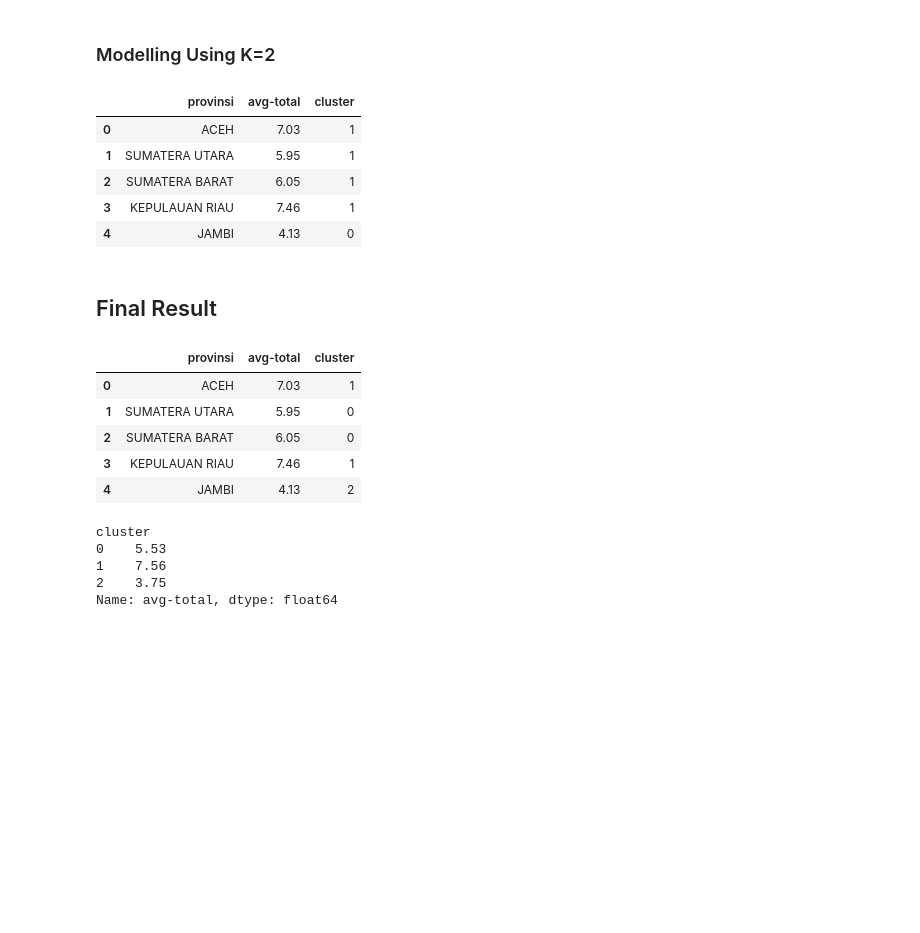
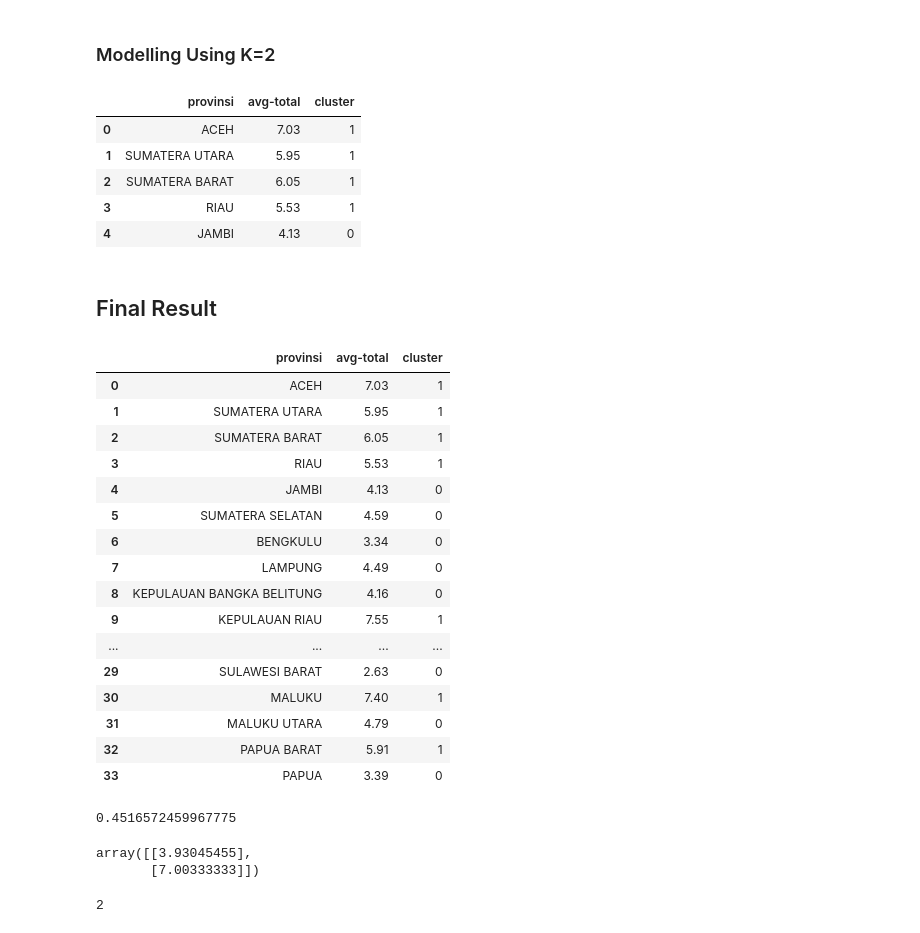
Before and after one commit to Padinn21/unemployment-rate-clustering, a Jupyter notebook: skripsi_TPT.ipynb, the cells around one changed output. Cells and saved outputs as stored; diff of their text form; code cells hidden in the pictures; blank space fills up the shorter version.

```diff
--- a/skripsi_TPT.ipynb
+++ b/skripsi_TPT.ipynb
@@ -557,13 +602,14 @@ df.head()
 # %% [markdown]
 ## Elbow Method for Optimal K
 # %%
-scaler = MinMaxScaler()
-clus_col = scaler.fit_transform(df[['avg-total']])
+#scaler = MinMaxScaler()
+#clus_col = scaler.fit_transform(df[['avg-total']])
+clus_col = df[['avg-total']]
 
 k = range(1,11)
 wcss = {}
 for k in k :
-    km = KMeans(n_clusters = k, max_iter=100, random_state=42)
+    km = KMeans(n_clusters = k, init='random', random_state=42)
     km.fit(clus_col)
     wcss[k] = km.inertia_
 
@@ -573,7 +619,7 @@ fig.update_layout(title = 'Elbow Method For Optimal K',
                   xaxis = dict(title='Number of clusters (K)'),
                   yaxis = dict(title='Sum of Square Distance'),
                   showlegend = True,
-                  width = 600,
+                  width = 900,
                   height = 500)
 
 fig.show()
@@ -581,7 +627,7 @@ fig.show()
 dbi_score = []
 
 for k in range(2,11):
-    kmeans = KMeans(n_clusters=k, random_state=42)
+    kmeans = KMeans(n_clusters=k, init='random', random_state=42)
     kmeans.fit(clus_col)
 
     labels = kmeans.labels_
@@ -603,7 +649,7 @@ k = 10 | DBI-Score = 0.2918688048970416
 shl_score = []
 
 for k in range(2,11):
-    kmeans = KMeans(n_clusters=k, random_state=42)
+    kmeans = KMeans(n_clusters=k, init='random', random_state=42)
     kmeans.fit(clus_col)
 
     labels = kmeans.labels_
@@ -650,7 +696,7 @@ fig.show()
 # %% [markdown]
 ### Modelling Using K=2
 # %%
-kmeans = KMeans(n_clusters=2, random_state=42)
+kmeans = KMeans(n_clusters=2, init='random', random_state=42)
 kmeans.fit(clus_col)
 df['cluster'] = kmeans.predict(clus_col)
 df.head()
@@ -659,7 +705,7 @@ df.head()
 | 0 | ACEH | 7.03 | 1 |
 | 1 | SUMATERA UTARA | 5.95 | 1 |
 | 2 | SUMATERA BARAT | 6.05 | 1 |
-| 3 | KEPULAUAN RIAU | 7.46 | 1 |
+| 3 | RIAU | 5.53 | 1 |
 | 4 | JAMBI | 4.13 | 0 |
 # %%
 fig = px.scatter(df, x='avg-total',
@@ -675,25 +721,43 @@ fig.show()
 # %% [markdown]
 ## Final Result
 # %%
-kmeans = KMeans(n_clusters=3, random_state=42)
+clus_col = df[['avg-total']]
+kmeans = KMeans(n_clusters=2, init='random', random_state=42)
 kmeans.fit(clus_col)
 df['cluster'] = kmeans.predict(clus_col)
-df.head()
+df.head(40)
 # %% [output]
 |  | provinsi | avg-total | cluster |
 | 0 | ACEH | 7.03 | 1 |
-| 1 | SUMATERA UTARA | 5.95 | 0 |
-| 2 | SUMATERA BARAT | 6.05 | 0 |
-| 3 | KEPULAUAN RIAU | 7.46 | 1 |
-| 4 | JAMBI | 4.13 | 2 |
+| 1 | SUMATERA UTARA | 5.95 | 1 |
+| 2 | SUMATERA BARAT | 6.05 | 1 |
+| 3 | RIAU | 5.53 | 1 |
+| 4 | JAMBI | 4.13 | 0 |
+| 5 | SUMATERA SELATAN | 4.59 | 0 |
+| 6 | BENGKULU | 3.34 | 0 |
+| 7 | LAMPUNG | 4.49 | 0 |
+| 8 | KEPULAUAN BANGKA BELITUNG | 4.16 | 0 |
+| 9 | KEPULAUAN RIAU | 7.55 | 1 |
+| ... | ... | ... | ... |
+| 29 | SULAWESI BARAT | 2.63 | 0 |
+| 30 | MALUKU | 7.40 | 1 |
+| 31 | MALUKU UTARA | 4.79 | 0 |
+| 32 | PAPUA BARAT | 5.91 | 1 |
+| 33 | PAPUA | 3.39 | 0 |
-# %%
-df.groupby('cluster')['avg-total'].mean().round(2)
-# %% [output]
-cluster
-0    5.53
-1    7.56
-2    3.75
-Name: avg-total, dtype: float64
+# %%
+dbi_score = davies_bouldin_score(clus_col, labels=kmeans.labels_)
+print(dbi_score)
+# %% [output]
+0.4516572459967775
+# %%
+kmeans.cluster_centers_
+# %% [output]
+array([[3.93045455],
+       [7.00333333]])
+# %%
+kmeans.n_iter_
+# %% [output]
+2
 # %%
 df.groupby('cluster')['avg-total'].describe()
 # %% [output]
```
Also changed, not shown: parts of 15 cells of this notebook, 5 other files.
